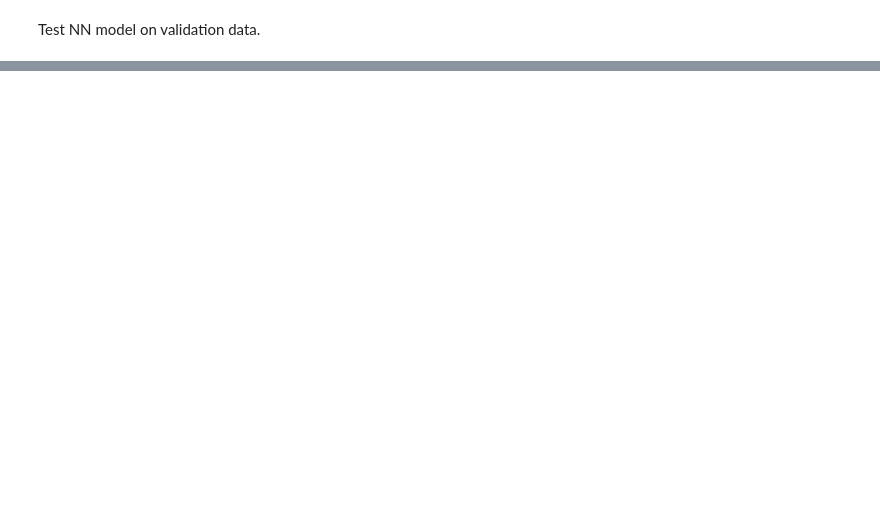
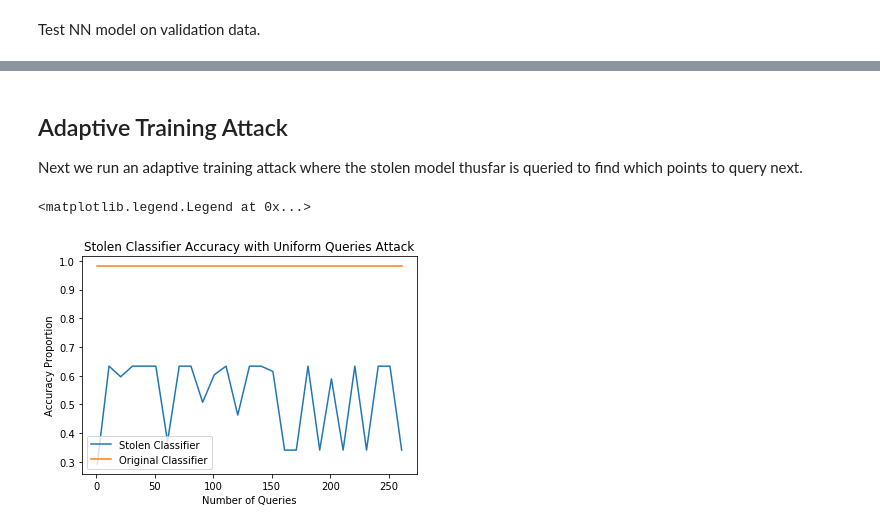
Before and after one commit to tj-kim/privacy_project, a Jupyter notebook: logReg_NB/Multi-Layer Perceptron Attack 2.ipynb, the cells around one changed output, grey strips where cells are left out. Cells and saved outputs as stored; diff of their text form; code cells hidden in the pictures; blank space fills up the shorter version.

```diff
--- a/logReg_NB/Multi-Layer Perceptron Attack 2.ipynb
+++ b/logReg_NB/Multi-Layer Perceptron Attack 2.ipynb
@@ -20,6 +20,7 @@ from sklearn import metrics
 # Import Dataset
 filename = "iris.csv"
 df = pd.read_csv(filename, sep='\s*,\s*',engine = 'python')
+df = df.append([df]*5,ignore_index=True)
 
 # Split training/test data to input and output
 cols = ['sepal length','sepal width', 'petal length', 'petal width']
@@ -27,7 +28,7 @@ y_val = 'class'
 
 # Separate each dataset into training, testing, and query data
 total_rest,total_test = train_test_split(df, test_size=0.4, shuffle=True)
-total_train,queries = train_test_split(total_rest, test_size = 0.3, shuffle = True)
+total_train,queries = train_test_split(total_rest, test_size = 0.5, shuffle = True)
 
 # Separate each sub dataset to input and output
 total_train_data = total_train.loc[:,total_train.columns != y_val]
@@ -196,0 +239,69 @@ After literature search, an equation solving attack seems impossible given the p
+# %% [markdown]
+## Adaptive Training Attack
+
+Next we run an adaptive training attack where the stolen model thusfar is queried to find which points to query next.
+# %%
+query_data2 = query_data.append([query_data]*5,ignore_index=True)
+query_num2 = np.arange(1,query_data.shape[0],10)
+accs2 = np.zeros(query_num.size)
+accs_idx = 0
+
+temp_samp = query_data.sample(n=0)
+
+for num in query_num:
+    # take subset of query data and obtain labels from real classifier
+    if num > 1: # Not first instance - we query our own NN and find good points to ask
+        num2 = num - query_num[accs_idx-1]
+        new_samp = query_data.sample(n=num2 * 5)
+        ns2 = torch.from_numpy(new_samp.values/axes_max).float()
+
+        # Query own database and find least secure points
+        confs = NN_ad.predict(ns2,True)[1]
+        max_confs = np.amax(confs,axis=1)
+        idxs = max_confs.argsort()[:num2]
+
+        np_samp_min = new_samp.iloc[idxs,:]
+        temp_samp = temp_samp.append(np_samp_min)
+
+        samp = torch.from_numpy(temp_samp.values).float()
+        sweep_labels = NN.predict(samp,True)[0]
+        sweep_labels = torch.from_numpy(sweep_labels).float()
+
+        # Sub-loop to run stochastic gradient descent multiple times
+        NN_ad = Neural_Network()
+
+        for i in range(1000):  # trains the NN 1,000 times
+            NN_ad.train(samp, sweep_labels)
+            NN_ad.saveWeights(NN_ad)
+
+    else: # First instance - we do same as uniform query
+        num2 = num
+        new_samp = query_data.sample(n=num2)
+        temp_samp = temp_samp.append(new_samp/axes_max)
+        samp = torch.from_numpy(temp_samp.values).float()
+        sweep_labels = NN.predict(samp,True)[0]
+        sweep_labels = torch.from_numpy(sweep_labels).float()
+
+        # Sub-loop to run stochastic gradient descent multiple times
+        NN_ad = Neural_Network()
+
+        for i in range(1000):  # trains the NN 1,000 times
+            NN_ad.train(samp, sweep_labels)
+            NN_ad.saveWeights(NN_ad)
+
+    # Build stolen classifier with output data
+    sweep_pred = NN_ad.predict(torch.from_numpy(total_test_data.values/axes_max).float(),True)
+    accs2[accs_idx] = accuracy_score(total_test_label,sweep_pred[0])
+
+    accs_idx += 1
+
+# Plot the accuracy
+plt.plot(query_num,accs2)
+plt.plot(query_num,og_acc, label = "Original Classifier")
+plt.title("Stolen Classifier Accuracy with Uniform Queries Attack")
+plt.xlabel("Number of Queries")
+plt.ylabel("Accuracy Proportion")
+plt.gca().legend(('Stolen Classifier','Original Classifier'))
+# %% [output]
+<matplotlib.legend.Legend at 0x...>
+[figure, added]
```
Also changed, not shown: parts of 6 cells of this notebook, 1 other file.
